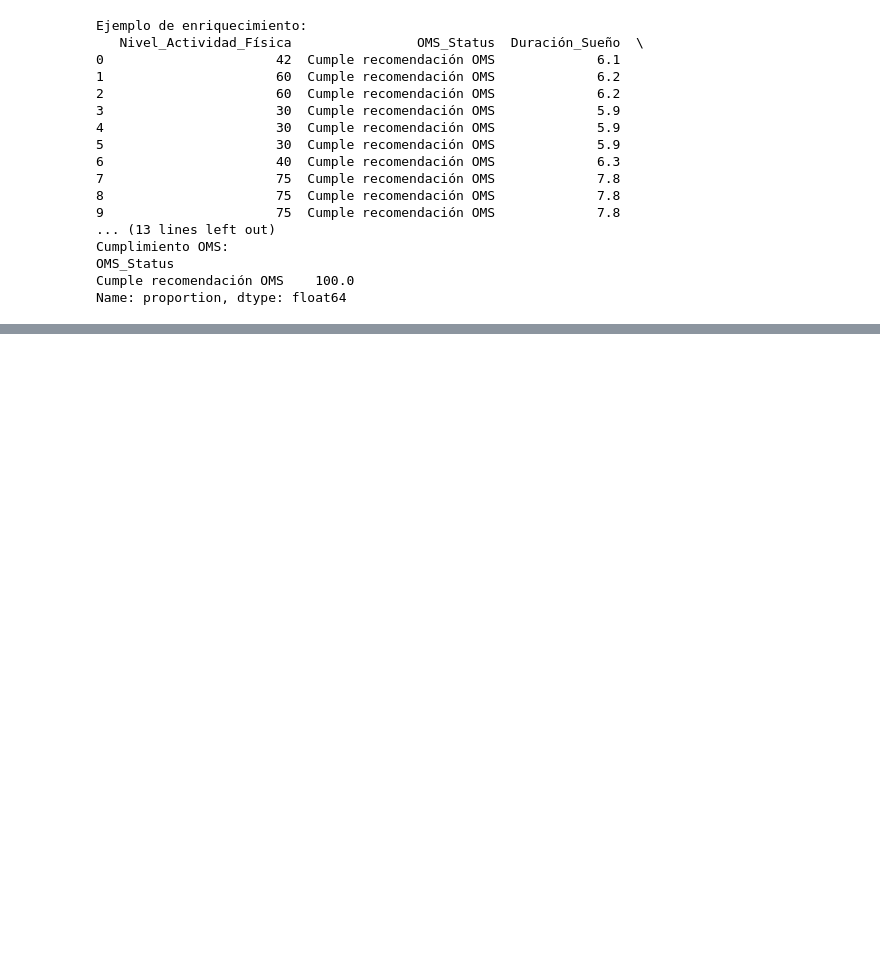
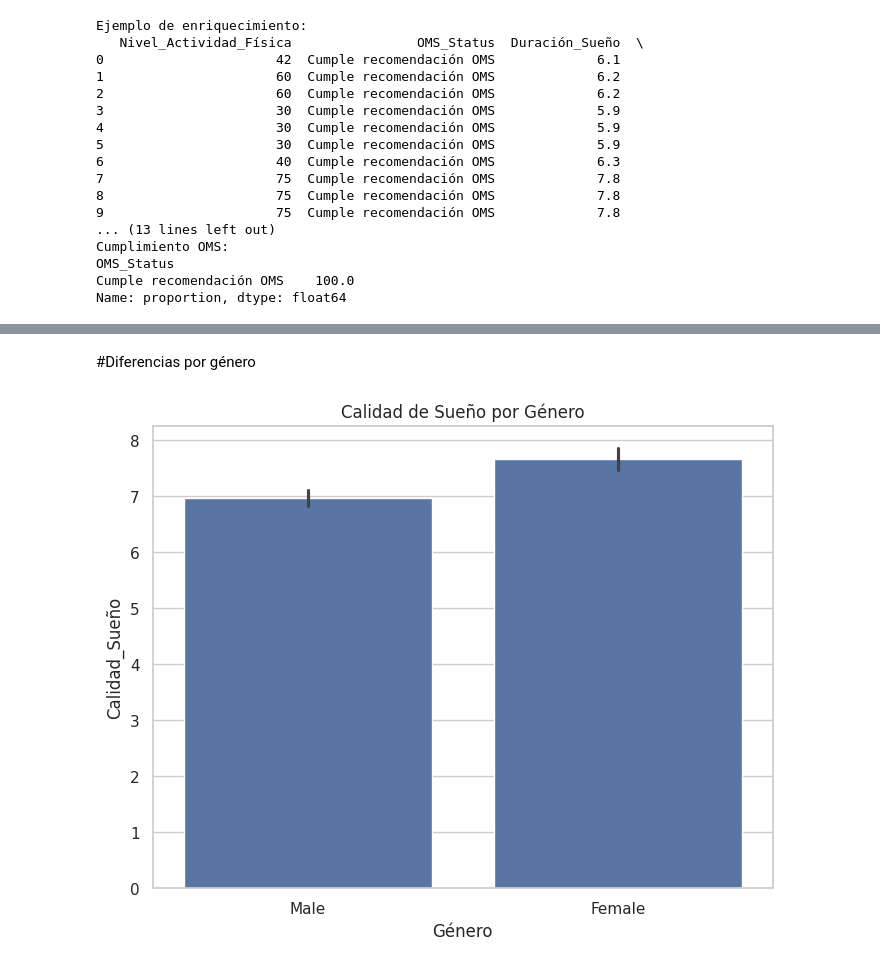
Before and after one commit to guada00/Proyecto_DSI-Lifestyle-and-Sleep-Patterns, a Jupyter notebook: ProyectoDSI_Bianchi.ipynb, the cells around one changed output, grey strips where cells are left out. Drawn from its saved outputs; the diff is of its cells as text; code cells hidden in the pictures; blank space fills up the shorter version.

```diff
--- a/ProyectoDSI_Bianchi.ipynb
+++ b/ProyectoDSI_Bianchi.ipynb
@@ -535,0 +310,9 @@ Valoro especialmente haber podido traducir estos hallazgos en ideas accionables:
+# %% [markdown]
+#Diferencias por género
+# %%
+plt.figure(figsize=(8,6))
+sns.barplot(x='Género', y='Calidad_Sueño', data=df_sleep)
+plt.title('Calidad de Sueño por Género')
+plt.show()
+# %% [output]
+[figure, added]
```
Also changed, not shown: parts of 55 cells of this notebook.
